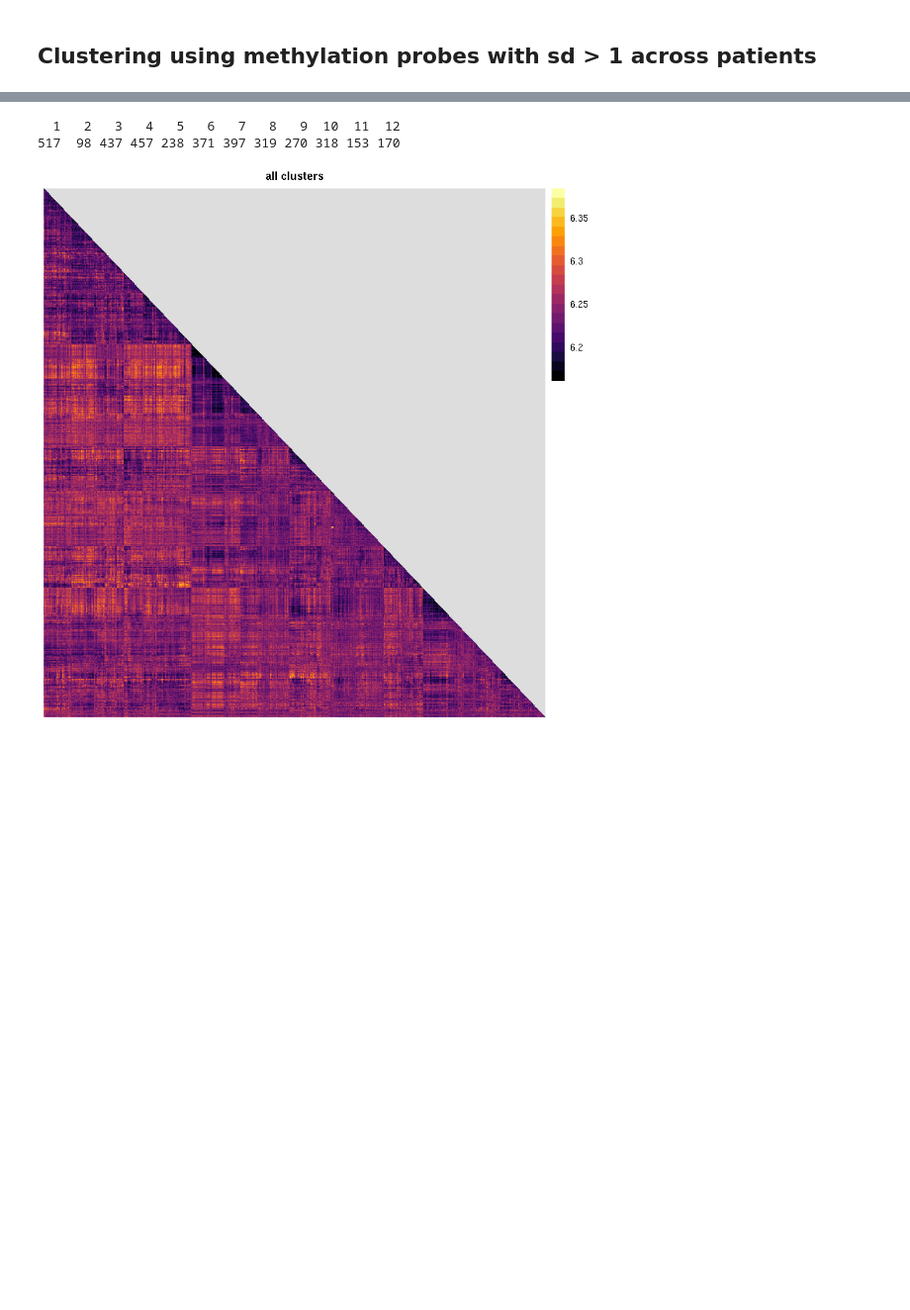
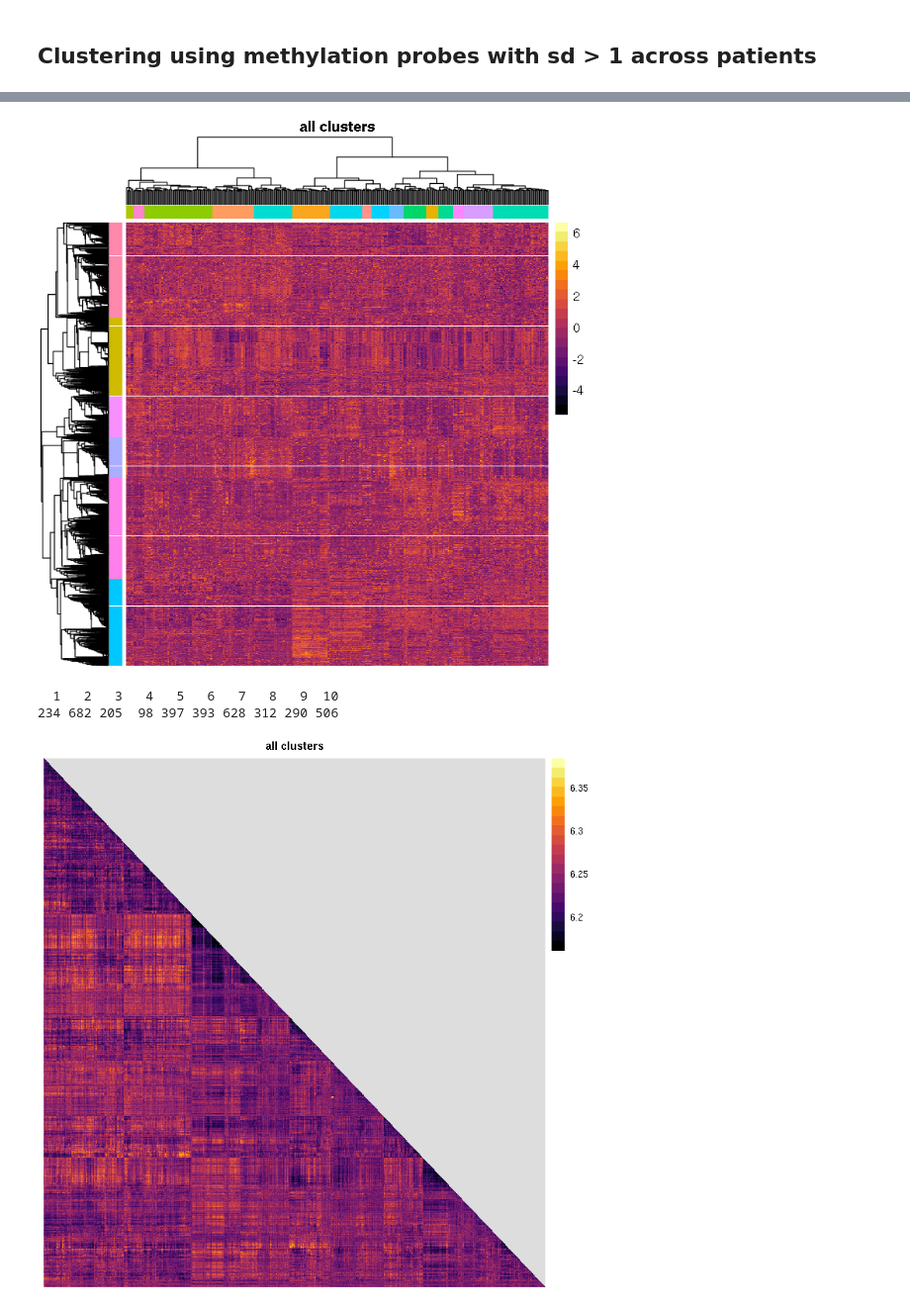
Before and after one commit to Mamie/MethylationPrediction, a Jupyter notebook: notes/Figureoa data clustering.ipynb, the cells around one changed output, grey strips where cells are left out. Shown at 99% size. Drawn from its saved outputs; the diff is of its cells as text; code cells hidden in the pictures; blank space fills up the shorter version.

```diff
--- a/notes/Figureoa data clustering.ipynb
+++ b/notes/Figureoa data clustering.ipynb
@@ -208,0 +229,6 @@ rownames(annotation.rows) = rownames(cluster.data.raw)
+# %%
+title2 <- '/oak/stanford/groups/andrewg/users/szmamie/repos/MethylationPrediction/data/Figueroa/CC/rowColNormalized'
+precomputed.dist2 <- lingoes(as.dist(1 - cor(t(cluster.data.raw), method='pearson')))
+# %%
+results2 = ConsensusClusterPlus(precomputed.dist2, maxK=10, reps=50, pItem=0.8, pFeature=1, title=title2, clusterAlg="ward.D2",
+                               seed=1262118388.71279, plot="png")
@@ -230,8 +308,36 @@ res <- pheatmap(
+# %%
+annotation.cols = data.frame(ID=factor(cutree(clustering, k=16)))
+rownames(annotation.cols) = colnames(cluster.data.raw)
+annotation.rows = data.frame(probe=factor(cutree(results2[[7]][['consensusTree']], k = 7)))
+rownames(annotation.rows) = rownames(cluster.data.raw)
+
+# clustering columns by correlation and complete linkage
+options(repr.plot.height=6, repr.plot.width=6)
+res <- pheatmap(
+          mat               = cluster.data.raw,
+          annotation_col    = annotation.cols,
+          annotation_legend = F,
+          annotation_names_col = F,
+          annotation_row    = annotation.rows,
+          annotation_names_row = F,
+          color             = inferno(20),
+          border_color      = NA,
+          show_colnames     = FALSE,
+          show_rownames     = FALSE,
+          cluster_cols      = clustering,
+          cluster_rows      = results2[[7]][['consensusTree']],
+          #fontsize          = 7,
+          main              = paste0("all clusters")
+        )
+# %%
+res
+# %% [output]
+[figure, added]
 # %%
-table(cutree(hclust.correlation, k=12))
+table(cutree(hclust.correlation, k=10))
 # %% [output]
-  1   2   3   4   5   6   7   8   9  10  11  12
-517  98 437 457 238 371 397 319 270 318 153 170
+  1   2   3   4   5   6   7   8   9  10
+234 682 205  98 397 393 628 312 290 506
 # %%
 reordered.cormat <- reorder_cormat(as.matrix(clustering.correlation), hclust.correlation)
 lower_tri <- get_lower_tri(reordered.cormat)
```
Also changed, not shown: parts of 41 cells of this notebook, 2 other files.
